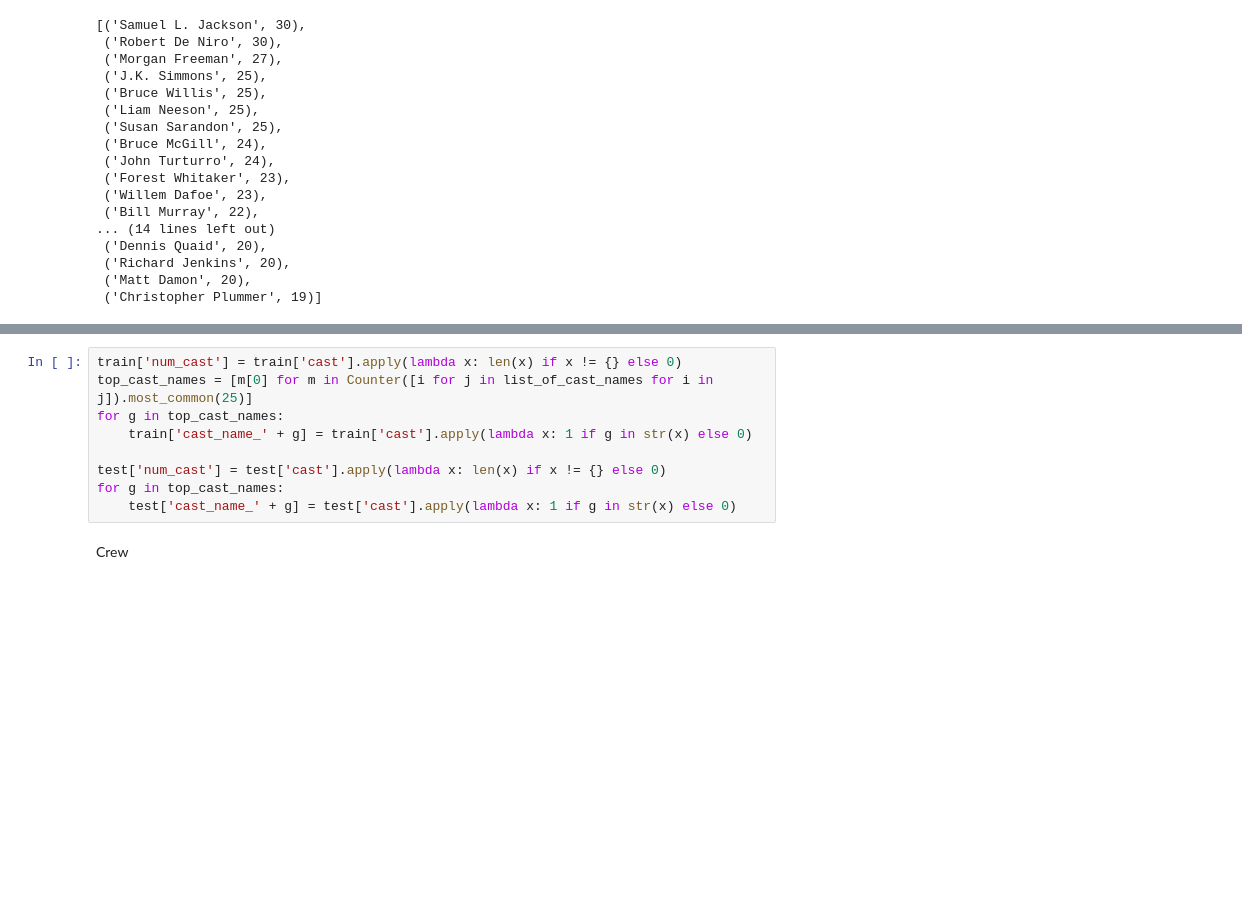
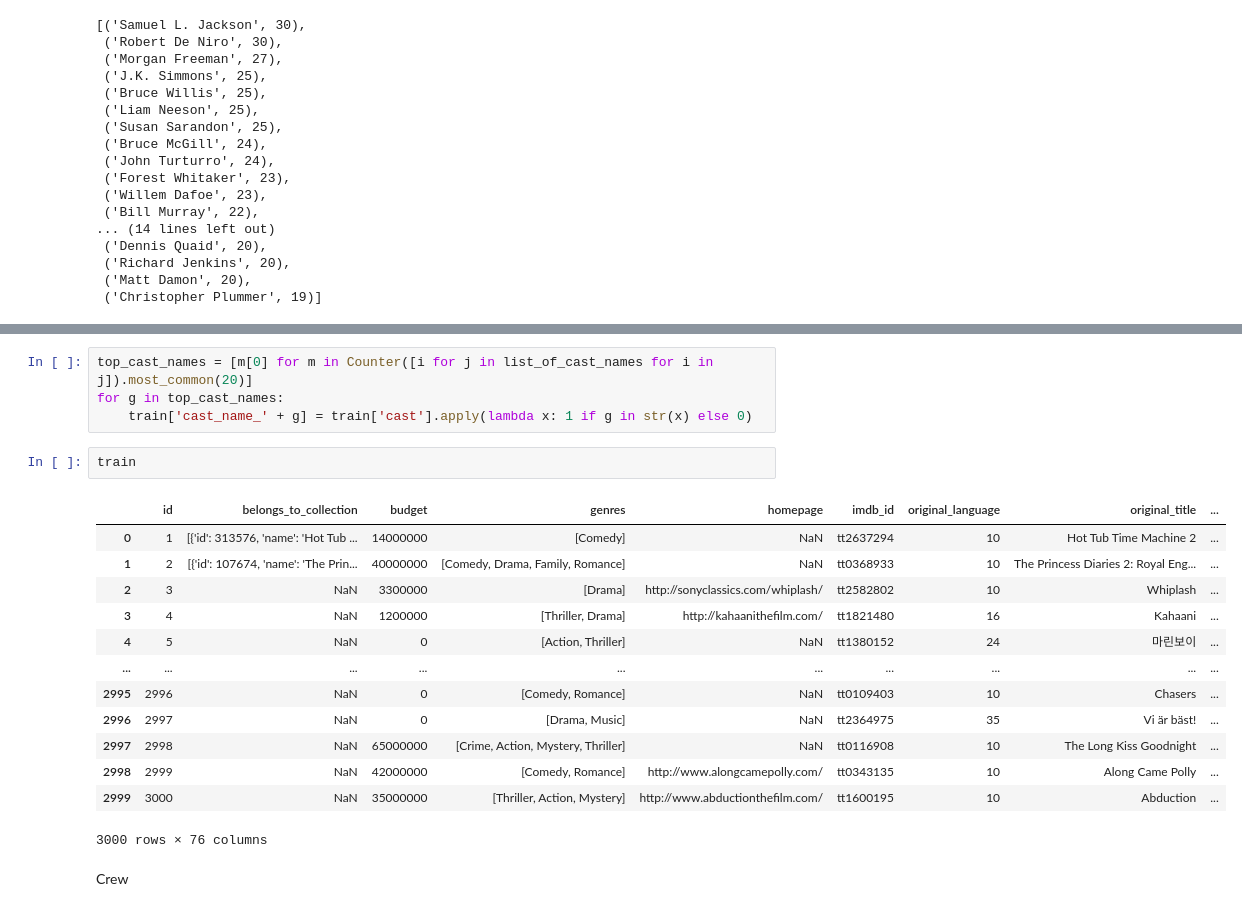
Before and after one commit to h243956/dat158-boxofficeapp, a Jupyter notebook: nbs/tmdb-boxoffice1.ipynb, the cells around one changed output, grey strips where cells are left out. Drawn from its saved outputs; the diff is of its cells as text; blank space fills up the shorter version.

```diff
--- a/nbs/tmdb-boxoffice1.ipynb
+++ b/nbs/tmdb-boxoffice1.ipynb
@@ -688,12 +771,23 @@ Counter([i for j in list_of_cast_names for i in j]).most_common(30)
 # %%
-train['num_cast'] = train['cast'].apply(lambda x: len(x) if x != {} else 0)
-top_cast_names = [m[0] for m in Counter([i for j in list_of_cast_names for i in j]).most_common(25)]
+top_cast_names = [m[0] for m in Counter([i for j in list_of_cast_names for i in j]).most_common(20)]
 for g in top_cast_names:
     train['cast_name_' + g] = train['cast'].apply(lambda x: 1 if g in str(x) else 0)
-
-test['num_cast'] = test['cast'].apply(lambda x: len(x) if x != {} else 0)
-for g in top_cast_names:
-    test['cast_name_' + g] = test['cast'].apply(lambda x: 1 if g in str(x) else 0)
+# %%
+train
+# %% [output]
+|  | id | belongs_to_collection | budget | genres | homepage | imdb_id | original_language | original_title | ... |
+| 0 | 1 | [{'id': 313576, 'name': 'Hot Tub ... | 14000000 | [Comedy] | NaN | tt2637294 | 10 | Hot Tub Time Machine 2 | ... |
+| 1 | 2 | [{'id': 107674, 'name': 'The Prin... | 40000000 | [Comedy, Drama, Family, Romance] | NaN | tt0368933 | 10 | The Princess Diaries 2: Royal Eng... | ... |
+| 2 | 3 | NaN | 3300000 | [Drama] | http://sonyclassics.com/whiplash/ | tt2582802 | 10 | Whiplash | ... |
+| 3 | 4 | NaN | 1200000 | [Thriller, Drama] | http://kahaanithefilm.com/ | tt1821480 | 16 | Kahaani | ... |
+| 4 | 5 | NaN | 0 | [Action, Thriller] | NaN | tt1380152 | 24 | 마린보이 | ... |
+| ... | ... | ... | ... | ... | ... | ... | ... | ... | ... |
+| 2995 | 2996 | NaN | 0 | [Comedy, Romance] | NaN | tt0109403 | 10 | Chasers | ... |
+| 2996 | 2997 | NaN | 0 | [Drama, Music] | NaN | tt2364975 | 35 | Vi är bäst! | ... |
+| 2997 | 2998 | NaN | 65000000 | [Crime, Action, Mystery, Thriller] | NaN | tt0116908 | 10 | The Long Kiss Goodnight | ... |
+| 2998 | 2999 | NaN | 42000000 | [Comedy, Romance] | http://www.alongcamepolly.com/ | tt0343135 | 10 | Along Came Polly | ... |
+| 2999 | 3000 | NaN | 35000000 | [Thriller, Action, Mystery] | http://www.abductionthefilm.com/ | tt1600195 | 10 | Abduction | ... |
+3000 rows × 76 columns
 # %% [markdown]
 Crew
 # %%
```
Also changed, not shown: parts of 38 cells of this notebook.
